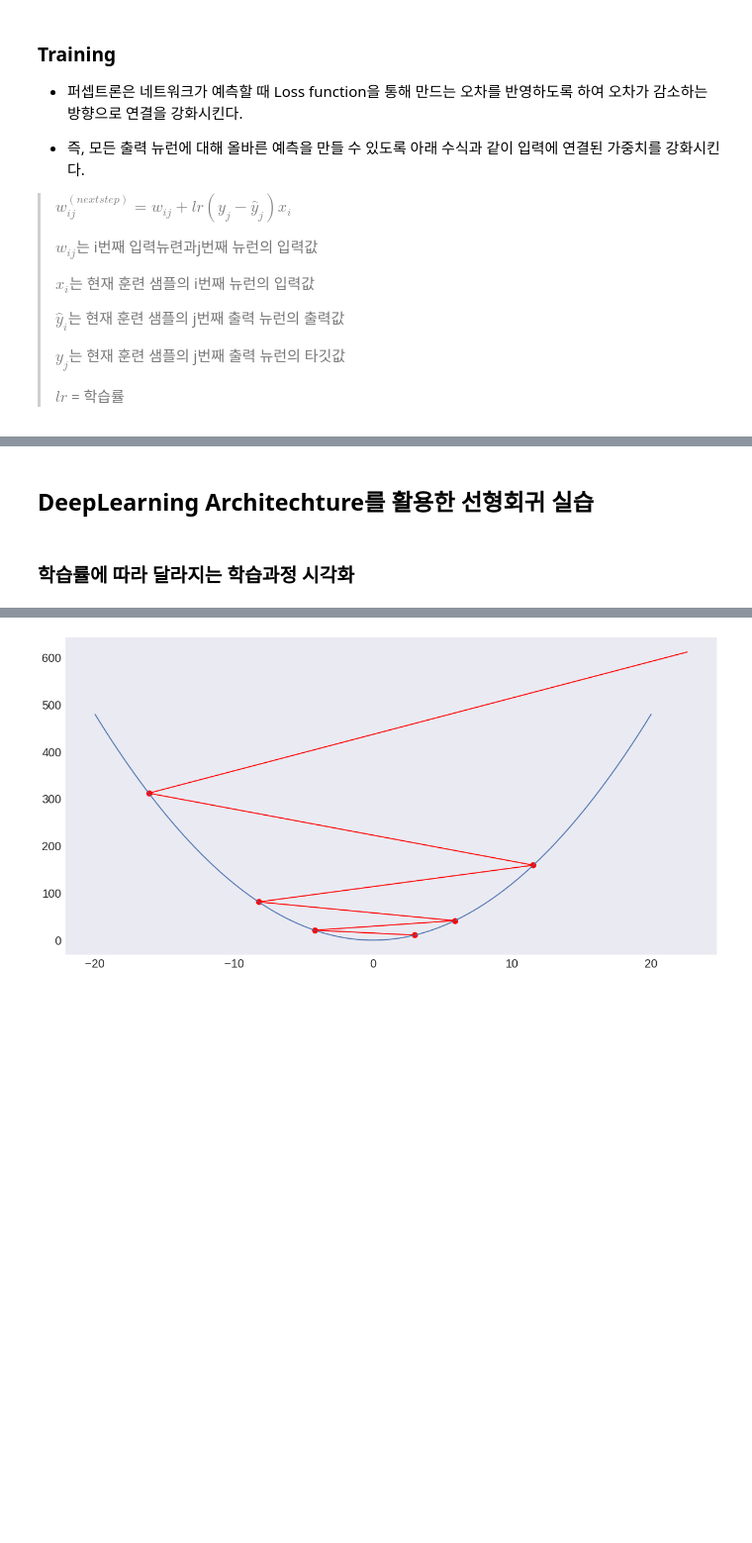
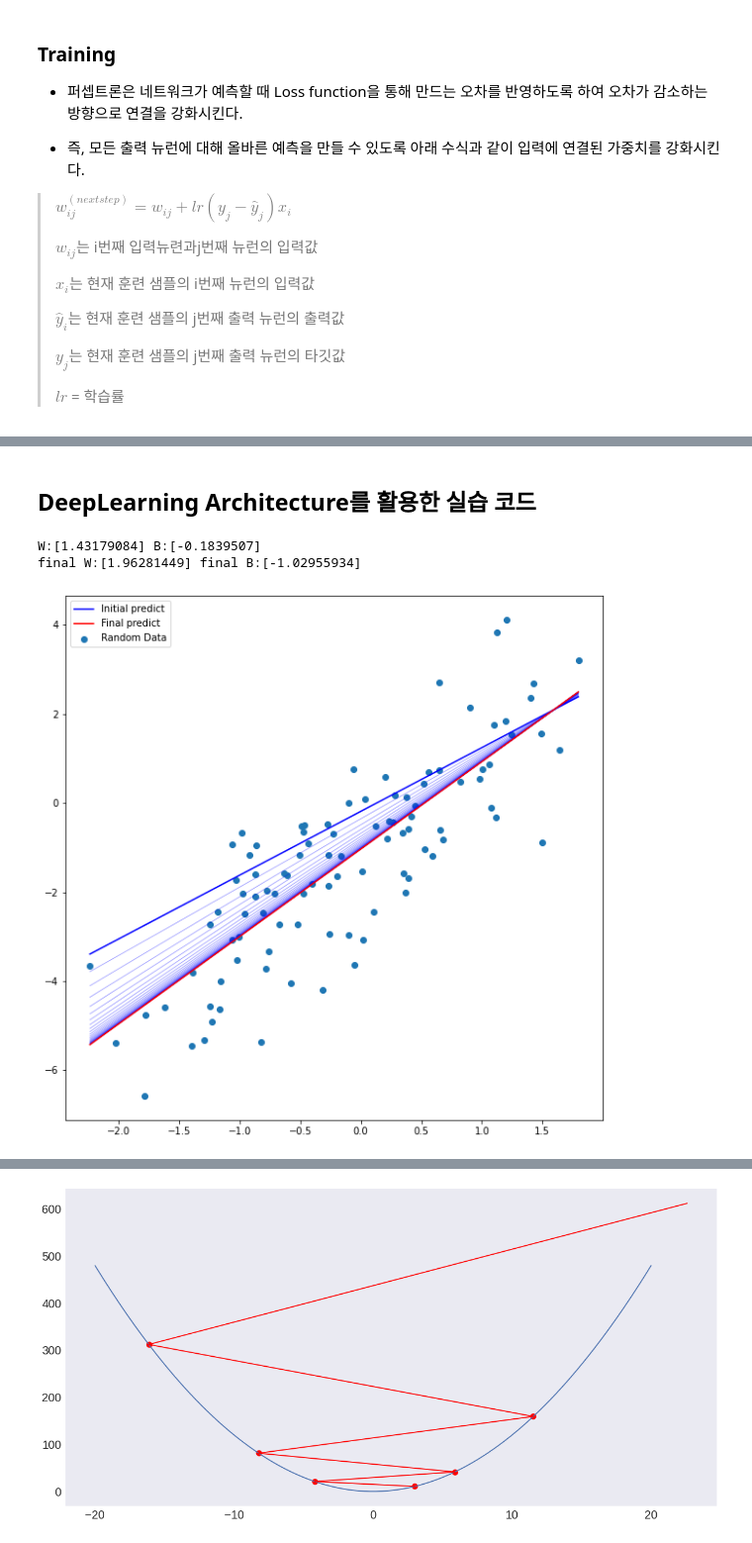
Before and after one commit to aehyj92/DeepLearning_Education, a Jupyter notebook: DeepNet/Basic_Education_v_01.ipynb, the cells around one changed output, grey strips where cells are left out. Shown at 99% size. Saved outputs shown, nothing was run; the diff lists cells and outputs as text; code cells hidden in the pictures; blank space fills up the shorter version.

```diff
--- a/DeepNet/Basic_Education_v_01.ipynb
+++ b/DeepNet/Basic_Education_v_01.ipynb
@@ -436,5 +438,5 @@ def relu(self,x):
 # %% [markdown]
-## DeepLearning Architechture를 활용한 선형회귀 실습
+## DeepLearning Architecture를 활용한 실습 코드
 # %%
 import numpy as np
 import matplotlib.pyplot as plt
@@ -453,34 +455,42 @@ ax.scatter(X, Y,label='Random Data')
 
 ##임의의 w,b설정##
 W, B = np.random.randn(1), np.random.randn(1)
+print(f'W:{W}', f'B:{B}')
 
 ##min,max를 이용해 데이터셋X에 대한 예측
 x_min, x_max = np.min(X), np.max(X)
 x_predictor = np.linspace(x_min, x_max, 2)
 y_predictor = W*x_predictor + B
 
 # 훈련되기 전 상태, blue line
 ax.plot(x_predictor, y_predictor, 'blue',label='Initial predict')
 
 
 for epoch in range(EPOCHS):
         for x, y in zip(X, Y):
                 pred = x * W + B
                 loss = (pred - y)**2
 
+
+
 ##diff
                 dloss_dpred = 2*(pred - y)
                 dpred_dw, dpred_db = x, 1
 #chain rule
                 dloss_dw = dloss_dpred * dpred_dw
                 dloss_db = dloss_dpred * dpred_db
 #조정된 값
                 W = W - LR * dloss_dw
                 B = B - LR * dloss_db
 #조정된 값에 의한 최종값
                 y_predictor = W*x_predictor + B
+        ax.plot(x_predictor, y_predictor, 'blue',alpha=0.5,linewidth=0.6)
+        # print(loss)
+print(f'final W:{W}', f'final B:{B}')
 ax.plot(x_predictor, y_predictor, 'red',label='Final predict')
 ax.legend()
 plt.show()
+# %% [output]
+W:[1.43179084] B:[-0.1839507]
+final W:[1.96281449] final B:[-1.02955934]
+[figure, added]
-# %% [markdown]
-### 학습률에 따라 달라지는 학습과정 시각화
```
Also changed, not shown: parts of 3 cells of this notebook.
